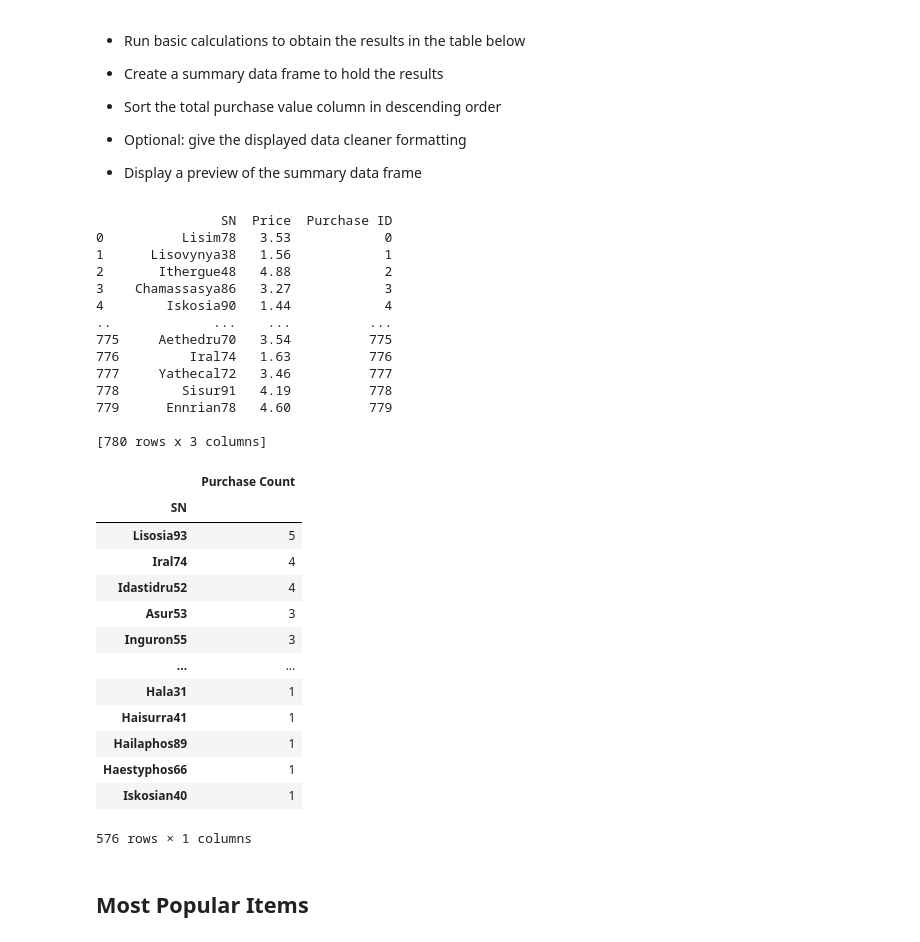
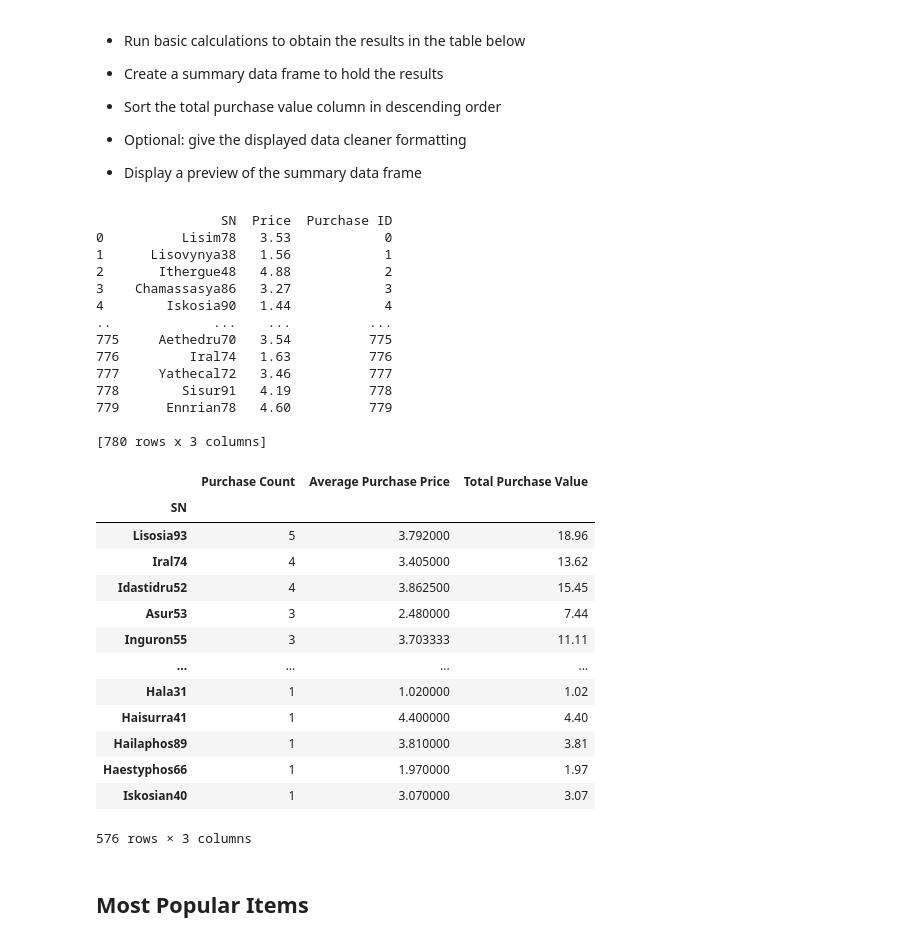
Before and after one commit to chiron-chiron/pandas-challenge, a Jupyter notebook: HeroesOfPymoli/HeroesOfPymoli_starter.ipynb, the cells around one changed output. Cells and saved outputs as stored; diff of their text form; code cells hidden in the pictures.

```diff
--- a/HeroesOfPymoli/HeroesOfPymoli_starter.ipynb
+++ b/HeroesOfPymoli/HeroesOfPymoli_starter.ipynb
@@ -378,73 +378,65 @@ final_summary4
 purchase_data_df2 = pd.read_csv(file_to_load)
 
 reduced_top_purchase_data_df = purchase_data_df2.loc[:, ["SN","Price","Purchase ID"]]
 print(reduced_top_purchase_data_df)
 
 # GROUPBY SN
 ## For Purchase Count
-SN_group_PC = reduced_top_purchase_data_df.groupby(["SN"])
+SN_group = reduced_top_purchase_data_df.groupby(["SN"])
 
-# Retrieve 'Purchase Count'
-SN_group_PC2 = SN_group_PC.count()
+## Retrieve 'Purchase Count'
+SN_group_PC2 = SN_group.count()                                                         # Count
 SN_group_PC_renamed = SN_group_PC2.rename(columns={"Price": "Purchase Count"})          # Rename column
 SN_group_PC_sort = SN_group_PC_renamed.sort_values("Purchase Count", ascending=False)   # Sort accordingly
 final_SN_group_PC = SN_group_PC_sort[["Purchase Count"]]                                # Keep only relevant column
 final_SN_group_PC
 
-# Retrieve 'Average Purchase Price'
-# SN_group_APP = SN_group.mean()
-# SN_group_APP
+## Retrieve 'Average Purchase Price'
+SN_group_APP = SN_group.mean()                                                          # Average
+SN_group_APP_renamed = SN_group_APP.rename(columns={"Price": "Average Purchase Price"}) # Rename column
+final_SN_group_APP = SN_group_APP_renamed[["Average Purchase Price"]]                   # Keep only relevant column
+final_SN_group_APP
+
+## Retrieve 'Total Purchase Value'
+SN_group_TPV = SN_group.sum()
+SN_group_TPV_renamed = SN_group_TPV.rename(columns={"Price": "Total Purchase Value"}) # Rename column
+final_SN_group_TPV = SN_group_TPV_renamed[["Total Purchase Value"]]                   # Keep only relevant column
+final_SN_group_TPV
 
 
-# # Retrieve 'Total Purchase Value'
-# SN_group_TPV = SN_group.sum()
-# print(SN_group_TPV)
-
-
-
-
-# #Convert count series output into dataframe, set headers titles, sort values ascending order
-# final_compare_df = gender_group.count().rename_axis('Gender').reset_index(name='Total Count').sort_values(['Total Count'], ascending=False)
-# # final_compare_df2 = final_compare_df[["Gender","Total Count"]]  #Don't know how to drop index
-# final_compare_df3 = final_compare_df.set_index("Gender")
-
-
-
-
-
-
-# test = SN_group2["Purhcase ID"].count().reset_index()
-# print(test)
-# Count how many fall within each bin by using count and print series
+### SUMMARY TABLE
+summary_TS = pd.merge(final_SN_group_PC, final_SN_group_APP, on="SN")
+summary_TS2 = pd.merge(summary_TS, final_SN_group_TPV, on="SN")
+summary_TS2
 # %% [output]
                 SN  Price  Purchase ID
 0          Lisim78   3.53            0
 1      Lisovynya38   1.56            1
 2       Ithergue48   4.88            2
 3    Chamassasya86   3.27            3
 4        Iskosia90   1.44            4
 ..             ...    ...          ...
 775     Aethedru70   3.54          775
 776         Iral74   1.63          776
 777     Yathecal72   3.46          777
 778        Sisur91   4.19          778
 779      Ennrian78   4.60          779
 
 [780 rows x 3 columns]
-|  | Purchase Count |
-| SN |  |
-| Lisosia93 | 5 |
-| Iral74 | 4 |
-| Idastidru52 | 4 |
-| Asur53 | 3 |
-| Inguron55 | 3 |
-| ... | ... |
-| Hala31 | 1 |
-| Haisurra41 | 1 |
-| Hailaphos89 | 1 |
-| Haestyphos66 | 1 |
-| Iskosian40 | 1 |
+|  | Purchase Count | Average Purchase Price | Total Purchase Value |
+| SN |  |  |  |
+| Lisosia93 | 5 | 3.792000 | 18.96 |
+| Iral74 | 4 | 3.405000 | 13.62 |
+| Idastidru52 | 4 | 3.862500 | 15.45 |
+| Asur53 | 3 | 2.480000 | 7.44 |
+| Inguron55 | 3 | 3.703333 | 11.11 |
+| ... | ... | ... | ... |
+| Hala31 | 1 | 1.020000 | 1.02 |
+| Haisurra41 | 1 | 4.400000 | 4.40 |
+| Hailaphos89 | 1 | 3.810000 | 3.81 |
+| Haestyphos66 | 1 | 1.970000 | 1.97 |
+| Iskosian40 | 1 | 3.070000 | 3.07 |
-576 rows × 1 columns
+576 rows × 3 columns
 # %% [markdown]
 ## Most Popular Items
 # %% [markdown]
```
